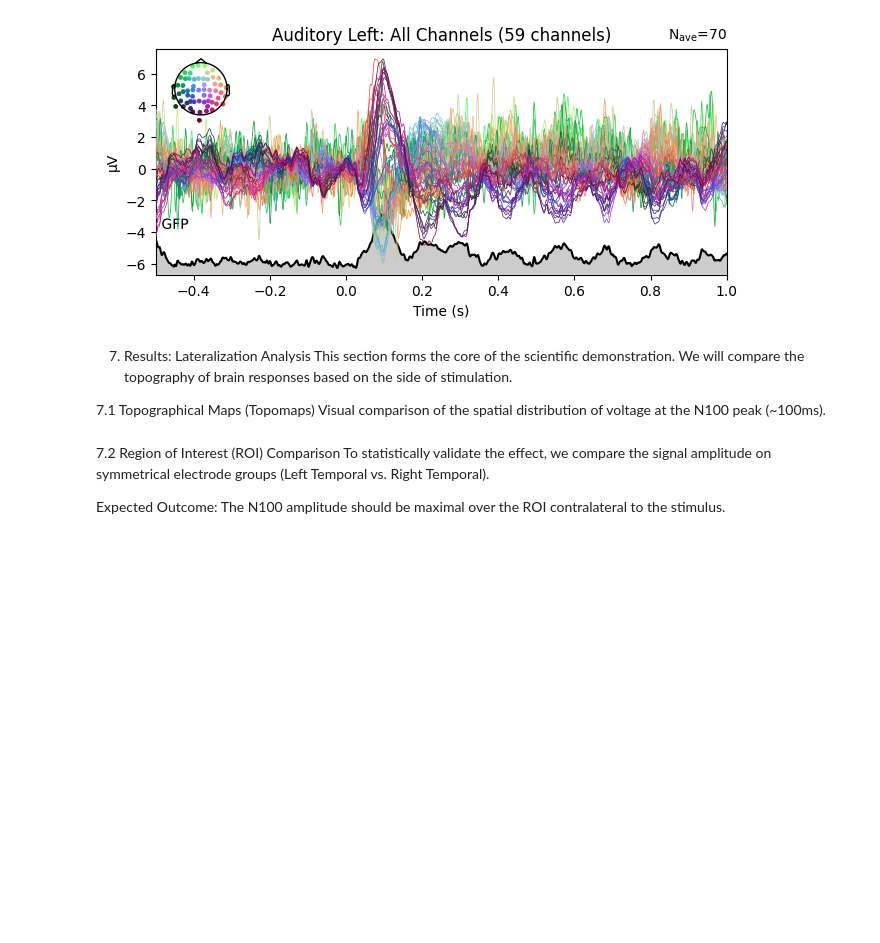
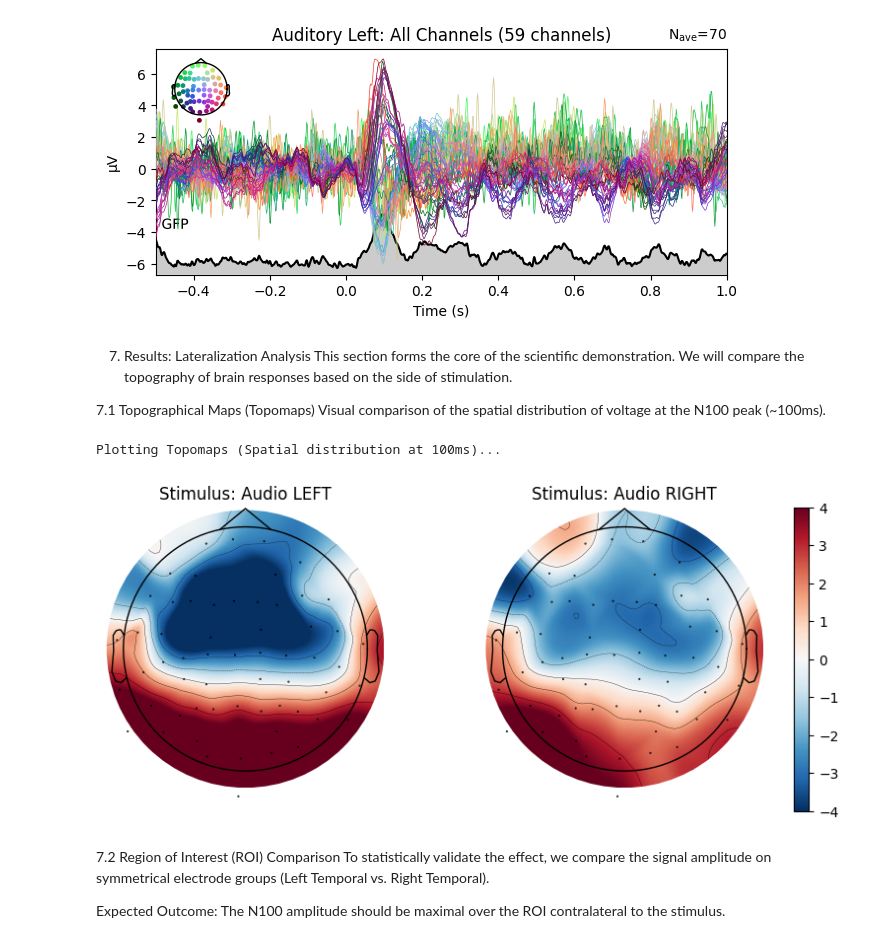
Before and after one commit to diidouu/EEG-Analysis, a Jupyter notebook: eeg_analysis.ipynb, the cells around one changed output. Drawn from its saved outputs; the diff is of its cells as text; code cells hidden in the pictures; blank space fills up the shorter version.

```diff
--- a/eeg_analysis.ipynb
+++ b/eeg_analysis.ipynb
@@ -358,12 +358,47 @@ This section forms the core of the scientific demonstration. We will compare the
 Visual comparison of the spatial distribution of voltage at the N100 peak (~100ms).
 # %%
 # --- TOPOMAP PARAMETERS ---
-# We focus on the N100 peak identified in the previous plot (approx 100ms)
-times = [0.1]  # 0.1 seconds = 100 ms
+# We focus on the N100 component timepoint (approx 0.1s or 100ms)
+times = [0.1]
 
---- PLOT TOPOMAPS ---
+# --- PLOT TOPOMAPS ---
+print("Plotting Topomaps (Spatial distribution at 100ms)...")
 
-Display Topomaps for Left vs Right stimulation side-by-side
+# Create a figure with 2 subplots for side-by-side comparison
+fig, axes = plt.subplots(1, 2, figsize=(10, 4))
+
+# Plot Left Condition
+# vlim=(-4, 4) ensures both plots share the same color scale for fair comparison
+evoked_left.plot_topomap(
+    times,
+    ch_type='eeg',
+    axes=axes[0],
+    show=False,
+    colorbar=False,
+    vlim=(-4, 4)
+)
+axes[0].set_title('Stimulus: Audio LEFT')
+
+# Plot Right Condition
+evoked_right.plot_topomap(
+    times,
+    ch_type='eeg',
+    axes=axes[1],
+    show=False,
+    colorbar=False, # Disable built-in colorbar to fix axis error
+    vlim=(-4, 4)
+)
+axes[1].set_title('Stimulus: Audio RIGHT')
+
+# Add a shared colorbar manually
+# We retrieve the image object directly from the second axis to create the colorbar
+im = axes[1].images[0]
+plt.colorbar(im, ax=axes, fraction=0.05, pad=0.04)
+
+plt.show()
+# %% [output]
+Plotting Topomaps (Spatial distribution at 100ms)...
+[figure, added]
 # %% [markdown]
 7.2 Region of Interest (ROI) Comparison
 To statistically validate the effect, we compare the signal amplitude on symmetrical electrode groups (Left Temporal vs. Right Temporal).
```
Also changed, not shown: parts of 1 cell of this notebook.
